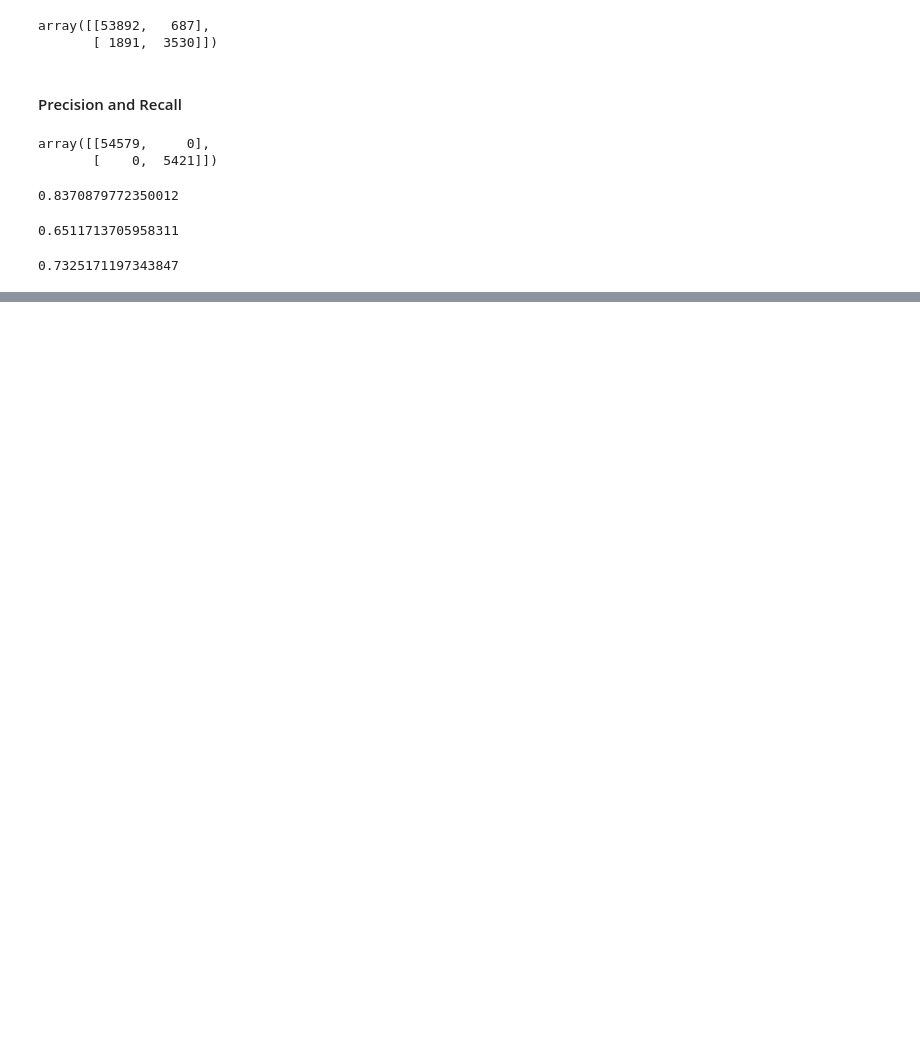
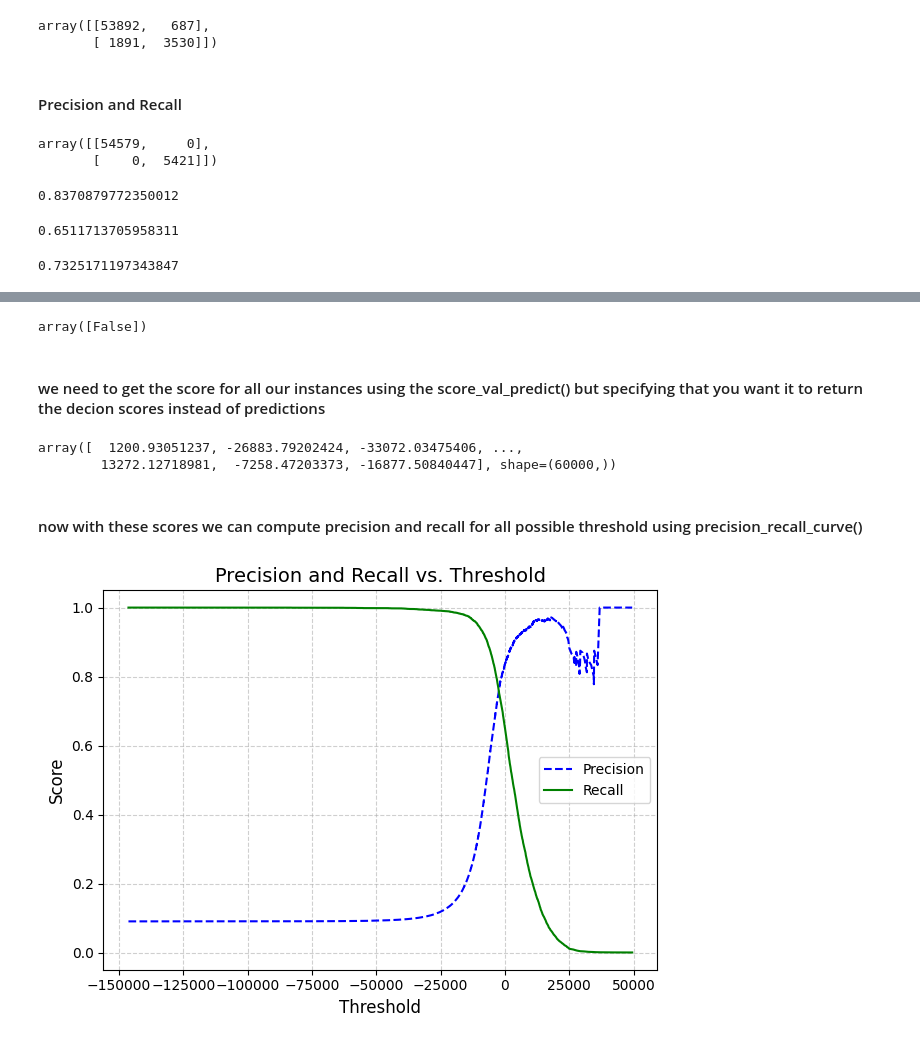
Before and after one commit to JoshOmondi/classification_mnist, a Jupyter notebook: notebooks/mnist_classification.ipynb, the cells around one changed output, grey strips where cells are left out. Drawn from its saved outputs; the diff is of its cells as text; code cells hidden in the pictures; blank space fills up the shorter version.

```diff
--- a/notebooks/mnist_classification.ipynb
+++ b/notebooks/mnist_classification.ipynb
@@ -164,0 +177,37 @@ f1_score(y_train_5, y_train_pred)
+# %%
+threshold= 8000
+y_some_digit_pred= (y_score > threshold)
+y_some_digit_pred
+# %% [output]
+array([False])
+# %% [markdown]
+#### we need to get the score for all our instances using the score_val_predict() but specifying that you want it to return the decion scores instead of predictions
+# %%
+y_score= cross_val_predict(sgd_clf, X_train, y_train_5, cv=3,
+                          method= "decision_function")
+y_score
+# %% [output]
+array([  1200.93051237, -26883.79202424, -33072.03475406, ...,
+        13272.12718981,  -7258.47203373, -16877.50840447], shape=(60000,))
+# %% [markdown]
+#### now with these scores we can compute precision and recall for all possible threshold using precision_recall_curve()
+# %%
+from sklearn.metrics import precision_recall_curve
+
+precisions, recalls, threshold= precision_recall_curve(y_train_5, y_score)
+# %%
+#Finally, you can plot precision and recall as functions of the threshold value using Matplotlib
+def plot_precision_recall_vs_threshold(precisions, recalls, threshold):
+    plt.plot(threshold, precisions[:-1], "b--", label="Precision"),
+    plt.plot(threshold, recalls[:-1], "g-", label= "Recall"),
+    plt.title("Precision and Recall vs. Threshold", fontsize=14),
+    plt.xlabel("Threshold", fontsize=12),
+    plt.ylabel("Score", fontsize=12),
+    plt.grid(True, linestyle='--', alpha=0.6),
+    plt.legend(loc="best"),
+    plt.tight_layout(),
+
+plot_precision_recall_vs_threshold(precisions, recalls, threshold)
+plt.show()
+# %% [output]
+[figure, added]
```
Also changed, not shown: parts of 2 cells of this notebook.
